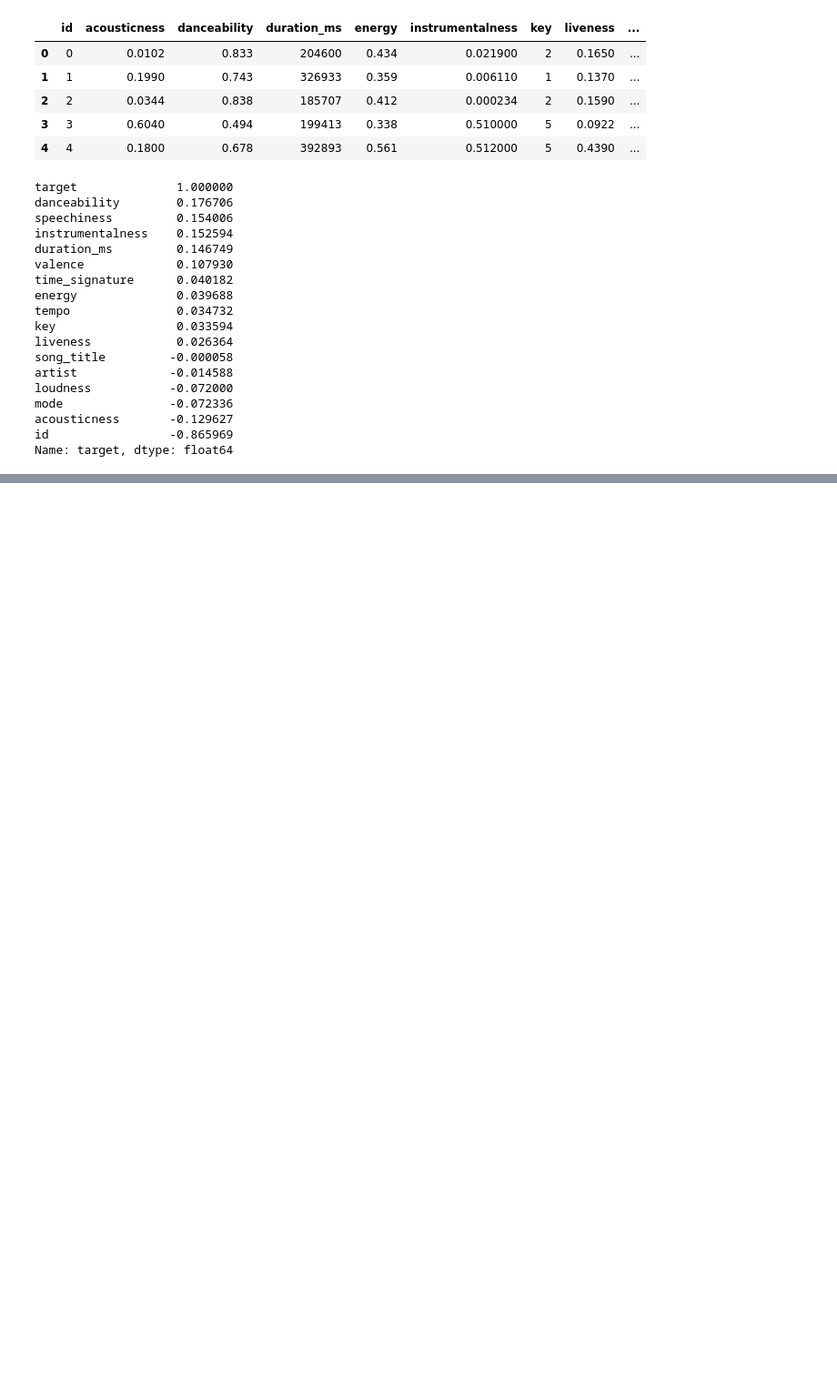
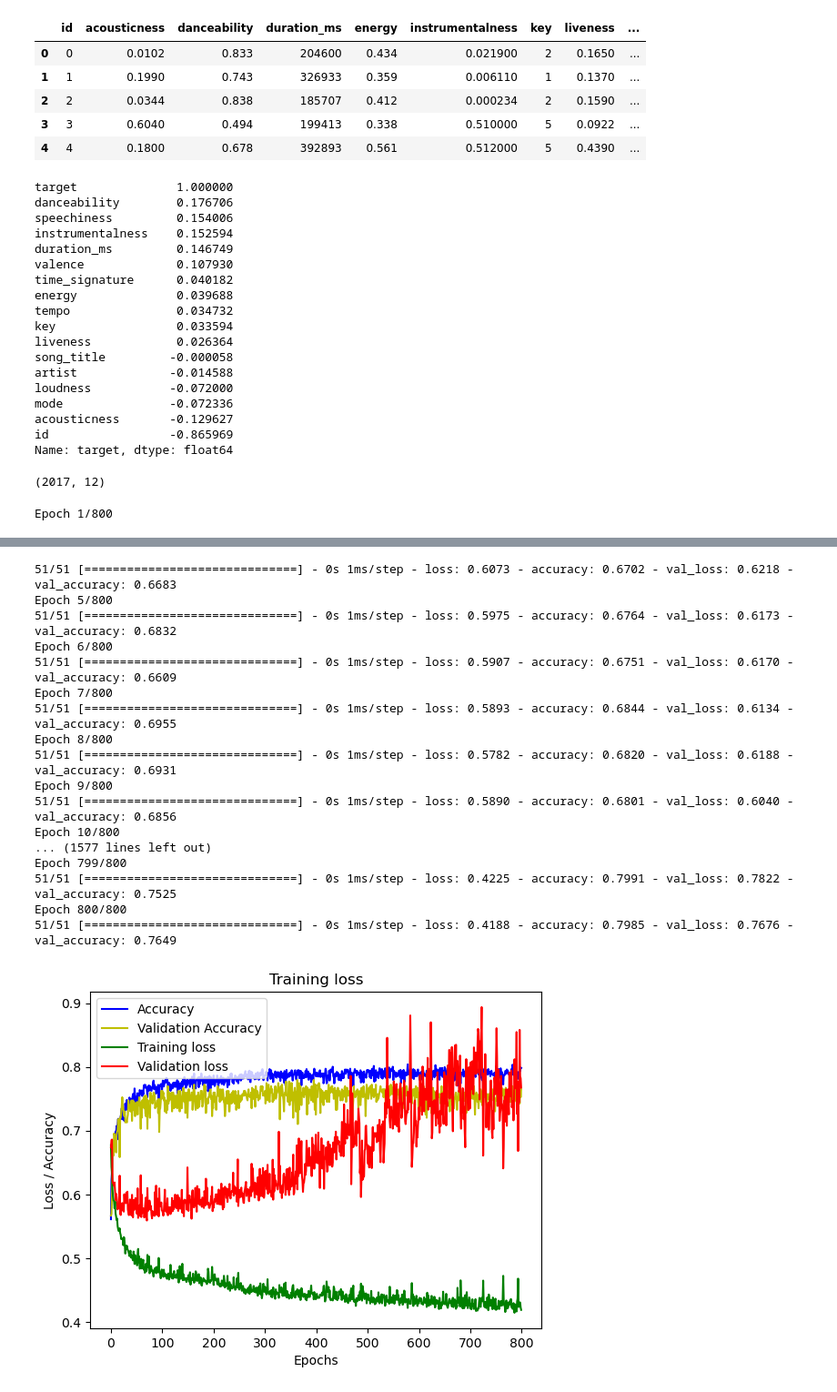
Before and after one commit to dougbatista/fiap, a Jupyter notebook: Deep learning/Notebooks/Ex_3.ipynb, the cells around one changed output, grey strips where cells are left out. Shown at 91% size. Saved outputs shown, nothing was run; the diff lists cells and outputs as text; code cells hidden in the pictures; blank space fills up the shorter version.

```diff
--- a/Deep learning/Notebooks/Ex_3.ipynb
+++ b/Deep learning/Notebooks/Ex_3.ipynb
@@ -144,2 +145,0 @@ df_original["liveness"].hist()
-# %%
-df_original["liveness_test"] = np.log(df_original["liveness"])
@@ -153,5 +146,3 @@ sns.heatmap(corr, vmax=1, square=True,annot=True,cmap='inferno')
-# %%
-df_original.drop("liveness_test", axis=1, inplace=True)
 # %%
 lb = LabelEncoder()
 
@@ -190,8 +181,38 @@ acousticness       -0.129627
 id                 -0.865969
 Name: target, dtype: float64
 # %%
-X = df_model[["danceability", "speechiness", "instrumentalness", "duration_ms", "valence", "acousticness", "mode", "loudness"]]
+X = df_model[["danceability", "speechiness", "instrumentalness", "duration_ms", "valence", "time_signature", "energy","tempo", "key", "acousticness", "mode", "loudness"]]
 y = df_model[["target"]]
+# %%
+X.shape
+# %% [output]
+(2017, 12)
 # %%
 min_max_scaler = MinMaxScaler()
 X_min_max = min_max_scaler.fit_transform(X)
+# %%
+X_train, X_test, y_train, y_test = train_test_split(X_min_max, y, test_size=0.20, random_state=42)
+# %%
+
+models =  Sequential(
+    [
+        Dense(8, activation = 'relu'),
+        Dense(8, activation = 'relu'),
+        Dense(4, activation = 'relu'),
+        Dense(1, activation = 'sigmoid')
+    ]
+)
+models.compile(
+    loss=tf.keras.losses.BinaryCrossentropy(from_logits=True),
+    optimizer=tf.keras.optimizers.Adam(0.01),
+    metrics=['accuracy']
+)
+
+models.fit(
+    X_train,y_train,
+    epochs=800,
+    validation_data=(X_test, y_test)
+)
+plot_lost_history(models.history)
+# %% [output]
+Epoch 1/800
@@ -197,0 +227,18 @@ X_min_max = min_max_scaler.fit_transform(X)
+51/51 [==============================] - 0s 1ms/step - loss: 0.6073 - accuracy: 0.6702 - val_loss: 0.6218 - val_accuracy: 0.6683
+Epoch 5/800
+51/51 [==============================] - 0s 1ms/step - loss: 0.5975 - accuracy: 0.6764 - val_loss: 0.6173 - val_accuracy: 0.6832
+Epoch 6/800
+51/51 [==============================] - 0s 1ms/step - loss: 0.5907 - accuracy: 0.6751 - val_loss: 0.6170 - val_accuracy: 0.6609
+Epoch 7/800
+51/51 [==============================] - 0s 1ms/step - loss: 0.5893 - accuracy: 0.6844 - val_loss: 0.6134 - val_accuracy: 0.6955
+Epoch 8/800
+51/51 [==============================] - 0s 1ms/step - loss: 0.5782 - accuracy: 0.6820 - val_loss: 0.6188 - val_accuracy: 0.6931
+Epoch 9/800
+51/51 [==============================] - 0s 1ms/step - loss: 0.5890 - accuracy: 0.6801 - val_loss: 0.6040 - val_accuracy: 0.6856
+Epoch 10/800
+... (1577 lines left out)
+Epoch 799/800
+51/51 [==============================] - 0s 1ms/step - loss: 0.4225 - accuracy: 0.7991 - val_loss: 0.7822 - val_accuracy: 0.7525
+Epoch 800/800
+51/51 [==============================] - 0s 1ms/step - loss: 0.4188 - accuracy: 0.7985 - val_loss: 0.7676 - val_accuracy: 0.7649
+[figure, added]
```
Also changed, not shown: parts of 4 cells of this notebook, 6 other files.
